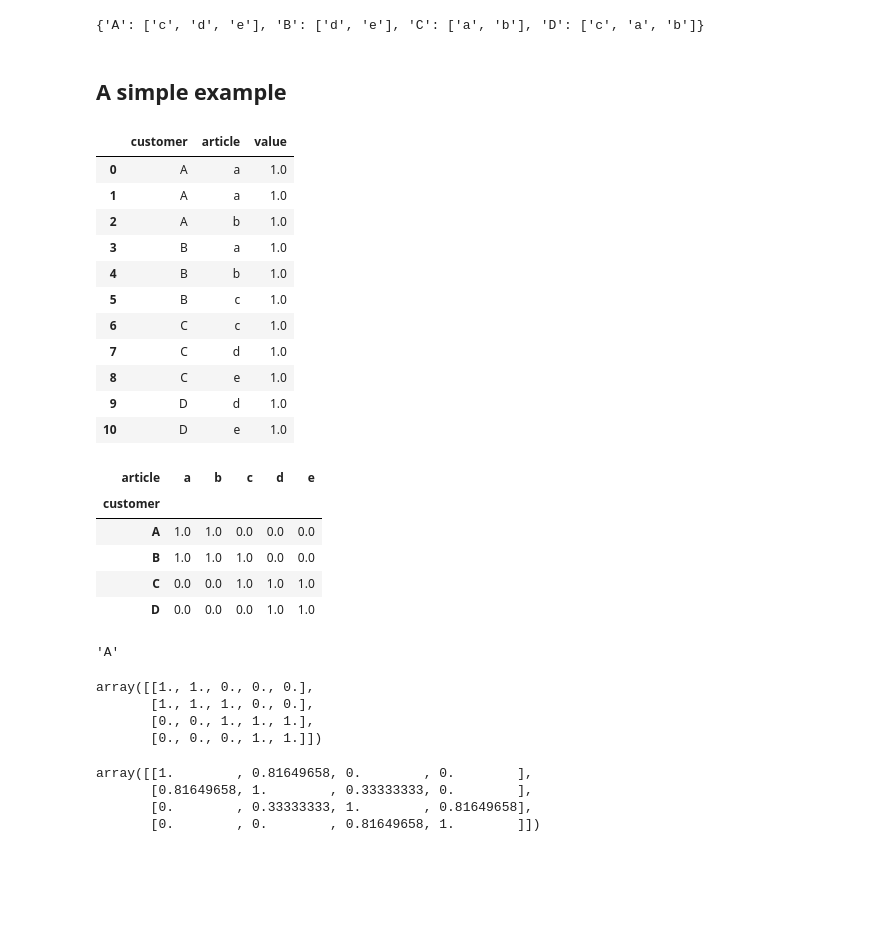
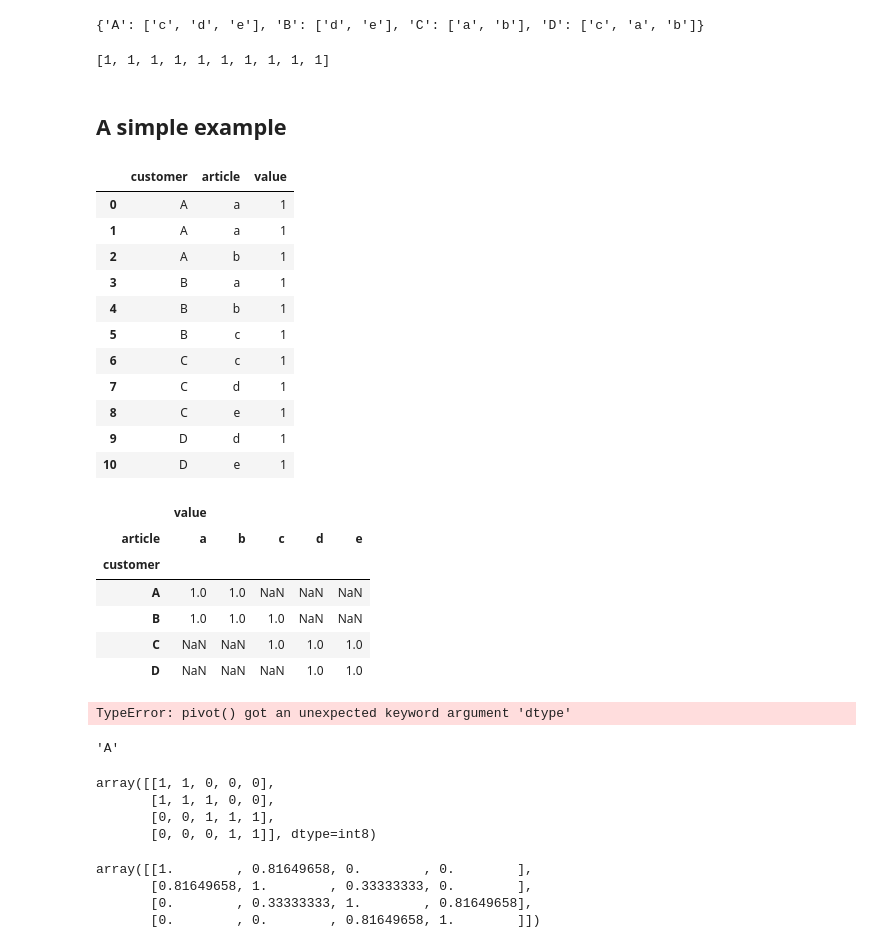
Before and after one commit to alexkychen/HMproduct, a Jupyter notebook: notebook/User-based_collaborative_filtering.ipynb, the cells around one changed output. Saved outputs shown, nothing was run; the diff lists cells and outputs as text; code cells hidden in the pictures; blank space fills up the shorter version.

```diff
--- a/notebook/User-based_collaborative_filtering.ipynb
+++ b/notebook/User-based_collaborative_filtering.ipynb
@@ -279,41 +279,50 @@ user_collaborative_filter(X, target_user = "A",similar_user_number = 2)
 all_user_collaborative_filter(X, similar_user_number = 2)
 # %% [output]
 {'A': ['c', 'd', 'e'], 'B': ['d', 'e'], 'C': ['a', 'b'], 'D': ['c', 'a', 'b']}
+# %%
+[1] * 10
+# %% [output]
+[1, 1, 1, 1, 1, 1, 1, 1, 1, 1]
 # %% [markdown]
 ## A simple example
 # %%
 #create user-article matrix of training data
 df_t = pd.DataFrame({"customer":["A","A","A","B","B","B","C","C","C","D","D"],
                      "article":["a","a","b","a","b","c","c","d","e","d","e"],
-                     "value":np.ones(11)})
+                     "value":[1]*11})
 df_t
 # %% [output]
 |  | customer | article | value |
-| 0 | A | a | 1.0 |
-| 1 | A | a | 1.0 |
-| 2 | A | b | 1.0 |
-| 3 | B | a | 1.0 |
-| 4 | B | b | 1.0 |
-| 5 | B | c | 1.0 |
-| 6 | C | c | 1.0 |
-| 7 | C | d | 1.0 |
-| 8 | C | e | 1.0 |
-| 9 | D | d | 1.0 |
-| 10 | D | e | 1.0 |
+| 0 | A | a | 1 |
+| 1 | A | a | 1 |
+| 2 | A | b | 1 |
+| 3 | B | a | 1 |
+| 4 | B | b | 1 |
+| 5 | B | c | 1 |
+| 6 | C | c | 1 |
+| 7 | C | d | 1 |
+| 8 | C | e | 1 |
+| 9 | D | d | 1 |
+| 10 | D | e | 1 |
 # %%
 #remove duplicate purchase history
 df_t.drop_duplicates(inplace=True)
+# %%
+df_t.pivot(index='customer', columns="article")
+# %% [output]
+|  | value |  |  |  |  |
+| article | a | b | c | d | e |
+| customer |  |  |  |  |  |
+| A | 1.0 | 1.0 | NaN | NaN | NaN |
+| B | 1.0 | 1.0 | 1.0 | NaN | NaN |
+| C | NaN | NaN | 1.0 | 1.0 | 1.0 |
+| D | NaN | NaN | NaN | 1.0 | 1.0 |
 # %%
 #fill missing values with 0
 df_p = df_t.pivot(index='customer', columns="article")['value'].fillna(0)
 df_p
 # %% [output]
-| article | a | b | c | d | e |
-| customer |  |  |  |  |  |
-| A | 1.0 | 1.0 | 0.0 | 0.0 | 0.0 |
-| B | 1.0 | 1.0 | 1.0 | 0.0 | 0.0 |
-| C | 0.0 | 0.0 | 1.0 | 1.0 | 1.0 |
-| D | 0.0 | 0.0 | 0.0 | 1.0 | 1.0 |
+TypeError: pivot() got an unexpected keyword argument 'dtype'
 # %%
 df_p.index[0]
 # %% [output]
@@ -323,10 +332,10 @@ df_p.index[0]
 df_m = np.array(df_p)
 df_m
 # %% [output]
-array([[1., 1., 0., 0., 0.],
-       [1., 1., 1., 0., 0.],
-       [0., 0., 1., 1., 1.],
-       [0., 0., 0., 1., 1.]])
+array([[1, 1, 0, 0, 0],
+       [1, 1, 1, 0, 0],
+       [0, 0, 1, 1, 1],
+       [0, 0, 0, 1, 1]], dtype=int8)
 # %%
 #calculating pairwise cosine similarity
 similarity = cosine_similarity(df_m)
```
Also changed, not shown: 4 other files.
